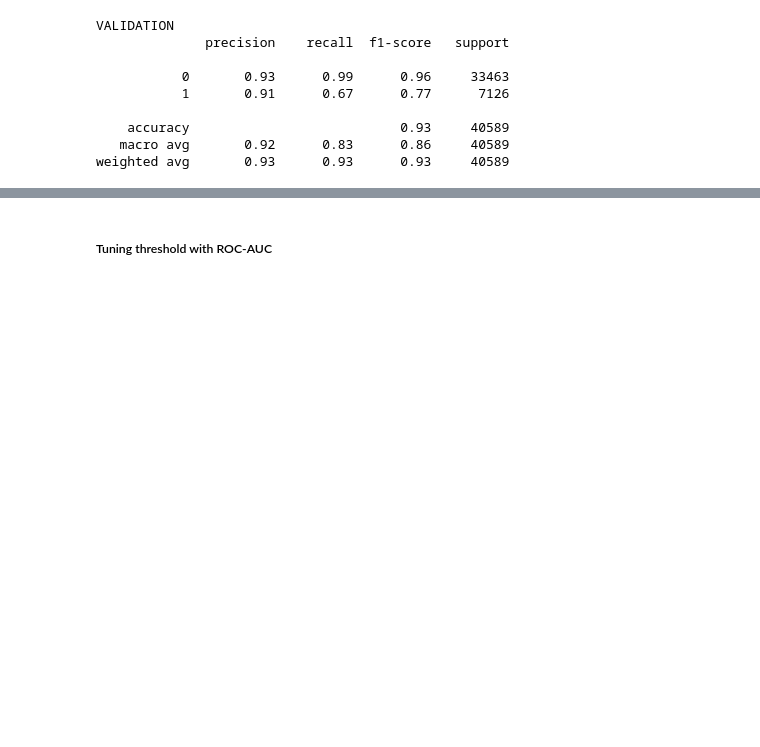
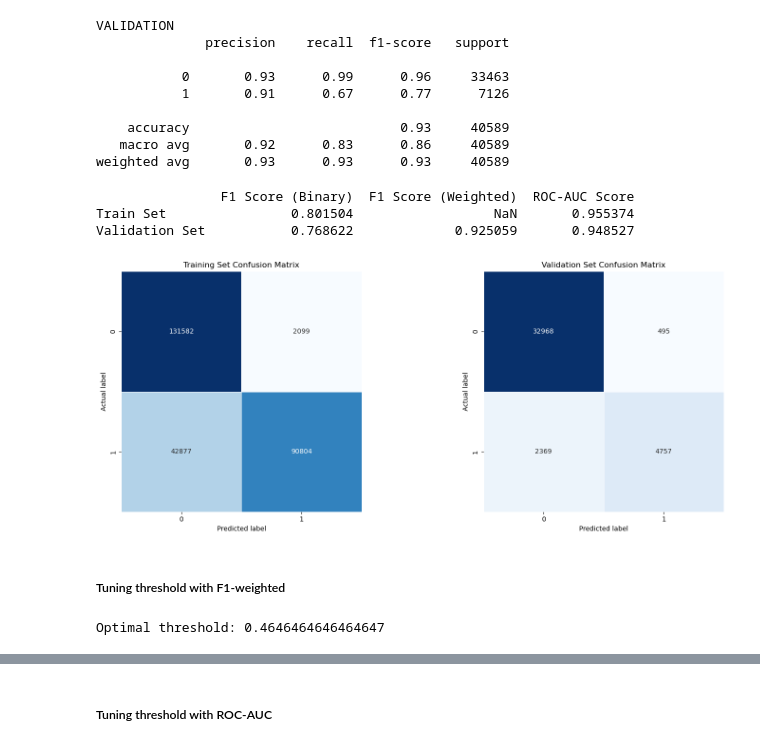
Before and after one commit to kaito274/COSC2753---Assignment1, a Jupyter notebook: main.ipynb, the cells around one changed output, grey strips where cells are left out. Cells and saved outputs as stored; diff of their text form; code cells hidden in the pictures; blank space fills up the shorter version.

```diff
--- a/main.ipynb
+++ b/main.ipynb
@@ -925,3 +987,10 @@ dump(grid_logreg2, './models/grid_logreg2.joblib')
+# %%
+# Define the logistic regression model
+logreg3 = LogisticRegression(
+    class_weight="balanced",
+    max_iter=200,
+    random_state=99
+)
 # %%
 # Degree 3 Polynomial Features:
 poly3 = PolynomialFeatures(3)
@@ -933,5 +1002,5 @@ scaler = StandardScaler()
 train_X_poly3 = scaler.fit_transform(train_X_poly3)
 val_X_poly3 = scaler.transform(val_X_poly3)
 # %%
-grid_logreg3 = GridSearchCV(logreg, params, cv=cv, scoring=["f1", "roc_auc"], refit="f1", return_train_score=True)
+grid_logreg3 = GridSearchCV(logreg3, params, cv=cv, scoring=["f1", "roc_auc"], refit="f1", return_train_score=True)
 grid_logreg3.fit(train_X_poly3, train_Y)
@@ -963,18 +1081,0 @@ thresholds = np.linspace(0, 1, num=100)  # 50 thresholds spaced evenly from 0 to
-# %%
-from sklearn.metrics import f1_score
-def threshold_tuning_with_f1(train_probabilities, val_probabilities, train_Y, val_Y):
-    train_f1_scores = []
-    val_f1_scores = []
-    for thresh in thresholds:
-        # Apply threshold to positive class probabilities to create binary predictions
-        train_preds = (train_probabilities >= thresh).astype(int)
-        val_preds = (val_probabilities >= thresh).astype(int)
-
-        # Calculate the F1 score at this threshold for both sets
-        train_f1 = f1_score(train_Y, train_preds)
-        val_f1 = f1_score(val_Y, val_preds)
-
-        train_f1_scores.append(train_f1)
-        val_f1_scores.append(val_f1)
-
-    return train_f1_scores, val_f1_scores
@@ -1008,20 +1088,7 @@ val_probs_logreg1 = grid_logreg1.predict_proba(val_X)[:, 1] # Probabilities
 # %% [markdown]
 ##### Tuning threshold with F1
 # %%
-# # Option 1: Maximize validation F1-score directly
-# optimal_index = np.argmax(val_f1_scores)
-# optimal_threshold = thresholds[optimal_index]
-
-# Option 2: Find the best compromise between train and validation F1-scores
-# This could be defined as the minimal difference between train and validation F1 scores
-# along with a high enough F1 score on the validation set
-train_f1_scores, val_f1_scores = threshold_tuning_with_f1(train_probs_logreg1, val_probs_logreg1, train_Y, val_Y)
-f1_diff = np.abs(np.array(train_f1_scores) - np.array(val_f1_scores))
-combined_score = np.array(val_f1_scores) - f1_diff  # Example metric to balance both
-optimal_index = np.argmax(combined_score)
-optimal_threshold = thresholds[optimal_index]
-
-print(f"Optimal threshold: {optimal_threshold}")
+train_f1_scores, val_f1_scores, optimal_threshold = threshold_tuning_with_f1(train_probs_logreg1, val_probs_logreg1, train_Y, val_Y)
 # %% [output]
 Optimal threshold: 0.8686868686868687
 # %%
@@ -1069,3 +1141,19 @@ VALIDATION
     accuracy                           0.93     40589
    macro avg       0.92      0.83      0.86     40589
 weighted avg       0.93      0.93      0.93     40589
+# %%
+get_performance(train_Y, train_tune_pred_logreg1, train_probs_logreg1, val_Y, val_tune_pred_logreg1, val_probs_logreg1)
+# %% [output]
+                F1 Score (Binary)  F1 Score (Weighted)  ROC-AUC Score
+Train Set                0.801504                  NaN       0.955374
+Validation Set           0.768622             0.925059       0.948527
+# %%
+plot_confusion_matrix(train_Y, train_tune_pred_logreg1, val_Y, val_tune_pred_logreg1)
+# %% [output]
+[figure, added]
+# %% [markdown]
+##### Tuning threshold with F1-weighted
+# %%
+train_f1_weighted_scores, val_f1_weight_scores, optimal_threshold_f1_weighted = threshold_tuning_with_f1_weighted(train_probs_logreg1, val_probs_logreg1, train_Y, val_Y, thresholds)
+# %% [output]
+Optimal threshold: 0.4646464646464647
```
Also changed, not shown: parts of 99 cells of this notebook, 11 other files.
